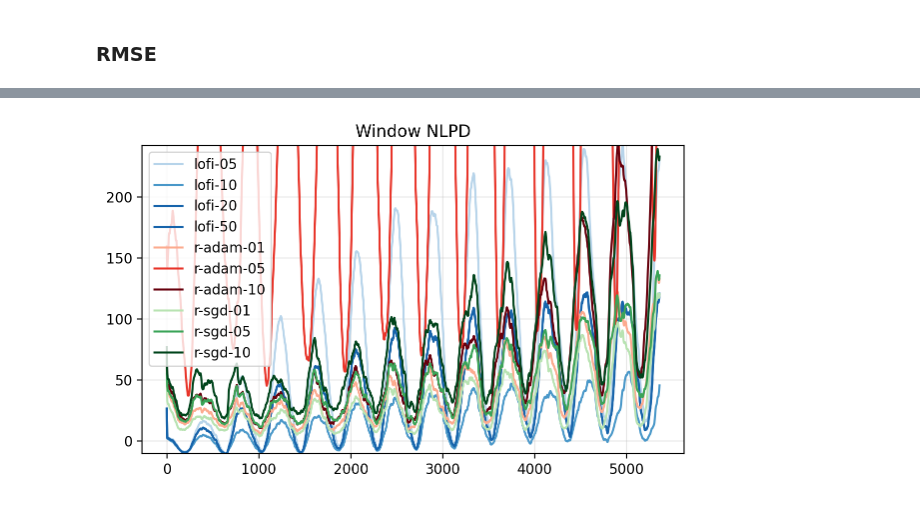
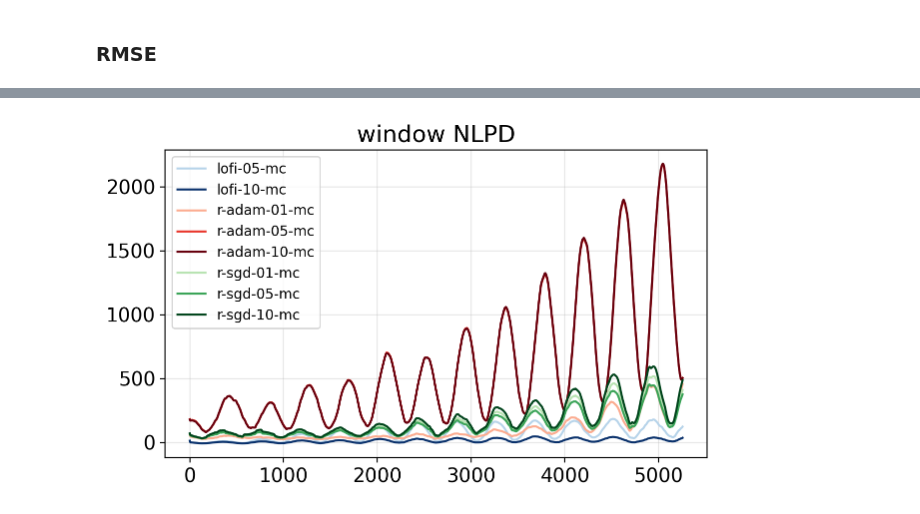
Before and after one commit to probml/rebayes, a Jupyter notebook: demos/collas/regression/rotating-mnist-gradual.ipynb, the cells around one changed output, grey strips where cells are left out. Drawn from its saved outputs; the diff is of its cells as text; code cells hidden in the pictures.

```diff
--- a/demos/collas/regression/rotating-mnist-gradual.ipynb
+++ b/demos/collas/regression/rotating-mnist-gradual.ipynb
@@ -127,19 +130,23 @@ task_name = "inv-damp-rotation"
 # %%
-import os
-import pickle
 
-path_base = f"../../outputs/gradually-rotating-reg"
 path_target = os.path.join(path_base, f"{task_name}-outputs.pkl")
 with open(path_target, "wb") as f:
     pickle.dump(outputs, f)
+
+
+path_target = os.path.join(path_base, f"{task_name}-optimisers.pkl")
+with open(path_target, "wb") as f:
+    pickle.dump(optimisers, f)
+# %%
+path_target = os.path.join(path_base, f"{task_name}-outputs.pkl")
+with open(path_target, "rb") as f:
+    outputs = pickle.load(f)
 # %% [markdown]
 ## Plot results
 # %%
 colors = {
     "lofi-05": plt.cm.Blues(0.3),
-    "lofi-10": plt.cm.Blues(0.6),
-    "lofi-20": plt.cm.Blues(0.8),
-    "lofi-50": plt.cm.Blues(0.8),
+    "lofi-10": plt.cm.Blues(1.0),
 
     "r-adam-01": plt.cm.Reds(0.3),
     "r-adam-05": plt.cm.Reds(0.65),
@@ -153,25 +160,25 @@ colors = {
 ### RMSE
 # %%
 metric = "window-metric"
-title = "Window RMSE"
+title = "window RMSE"
 
 outputs_metric = get_subtree(outputs, metric)
 outputs_metric = jax.tree_map(lambda x: np.convolve(x, kernel, mode=kmode), outputs_metric)
 
 fig, ax = plt.subplots(figsize=(7, 4))
 for name_agent, metric_agent in outputs_metric.items():
-    plt.plot(metric_agent, label=name_agent, c=colors[name_agent])
+    plt.plot(metric_agent, label=f"{name_agent}-map", color=colors[name_agent])
 
-metric_agent = outputs["lofi-10"][metric]
-vmin = np.quantile(metric_agent, 0.00)
-vmax = np.quantile(metric_agent, 1.0)
-plt.ylim(vmin, vmax)
+# metric_agent = outputs["lofi-10"][metric]
+# vmin = np.quantile(metric_agent, 0.00)
+# vmax = np.quantile(metric_agent, 1.0)
+# plt.ylim(vmin, vmax)
 
 plt.title(title)
-plt.legend()
+plt.legend(fontsize=10)
 plt.grid(alpha=0.3)
 
-namefile = f"window-rmse.pdf"
+namefile = f"test-rmse-all.pdf"
 namefile = os.path.join(dir_output, f"{task_name}-{namefile}")
 plt.savefig(namefile)
 # %% [output]
@@ -179,25 +198,20 @@ plt.savefig(namefile)
 # %%
 metric = "nlpd_window"
-title = "Window NLPD"
+title = "window NLPD"
 
 outputs_metric = get_subtree(outputs, metric)
 outputs_metric = jax.tree_map(lambda x: np.convolve(x, kernel, mode=kmode), outputs_metric)
 
 fig, ax = plt.subplots(figsize=(7, 4))
 for name_agent, metric_agent in outputs_metric.items():
-    plt.plot(metric_agent, label=name_agent, c=colors[name_agent])
-
-metric_agent = outputs_metric["lofi-05"]
-vmin = np.quantile(metric_agent, 0.00)
-vmax = np.quantile(metric_agent, 1.0)
-plt.ylim(vmin, vmax)
+    plt.plot(metric_agent, label=f"{name_agent}-mc", color=colors[name_agent])
 
 plt.title(title)
-plt.legend()
+plt.legend(fontsize=10)
 plt.grid(alpha=0.3)
 
-namefile = f"window-nlpd.pdf"
+namefile = f"test-nlpd-all.pdf"
 namefile = os.path.join(dir_output, f"{task_name}-{namefile}")
 plt.savefig(namefile)
 # %% [output]
-[figure, old version]
+[figure, new version]
```
Also changed, not shown: parts of 17 cells of this notebook, 1 other file.
